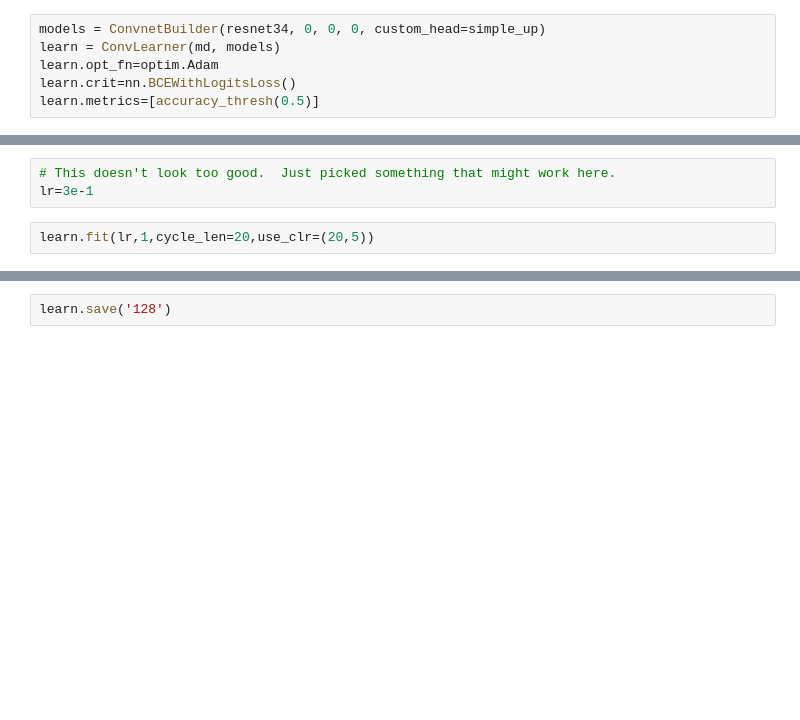
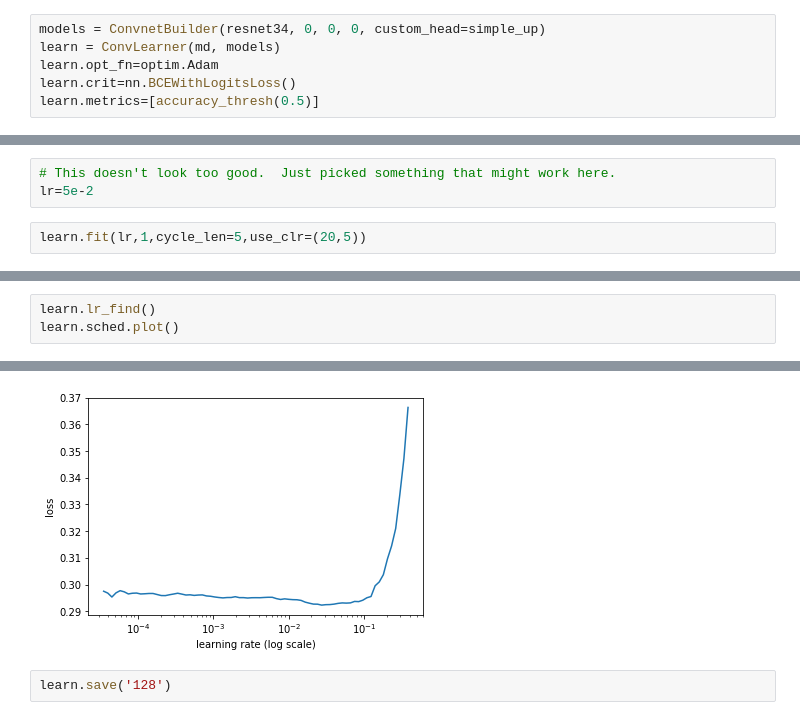
Before and after one commit to mschulz/Image-Segmentation, a Jupyter notebook: Roads Detection - Image Segmentation.ipynb, the cells around one changed output, grey strips where cells are left out. Drawn from its saved outputs; the diff is of its cells as text; blank space fills up the shorter version.

```diff
--- a/Roads Detection - Image Segmentation.ipynb
+++ b/Roads Detection - Image Segmentation.ipynb
@@ -146,8 +146,8 @@ learn.sched.plot()
 # %%
 # This doesn't look too good.  Just picked something that might work here.
-lr=3e-1
+lr=5e-2
 # %%
-learn.fit(lr,1,cycle_len=20,use_clr=(20,5))
+learn.fit(lr,1,cycle_len=5,use_clr=(20,5))
 # %% [output]
 [interactive output not drawn]
 epoch      trn_loss   val_loss   <lambda>
@@ -170,0 +160,4 @@ epoch      trn_loss   val_loss   <lambda>
+# %%
+learn.lr_find()
+learn.sched.plot()
+# %% [output]
@@ -171,3 +165,4 @@ epoch      trn_loss   val_loss   <lambda>
+[figure, added]
 # %%
 learn.save('128')
 # %%
```
Also changed, not shown: parts of 3 cells of this notebook, 2 other files.
